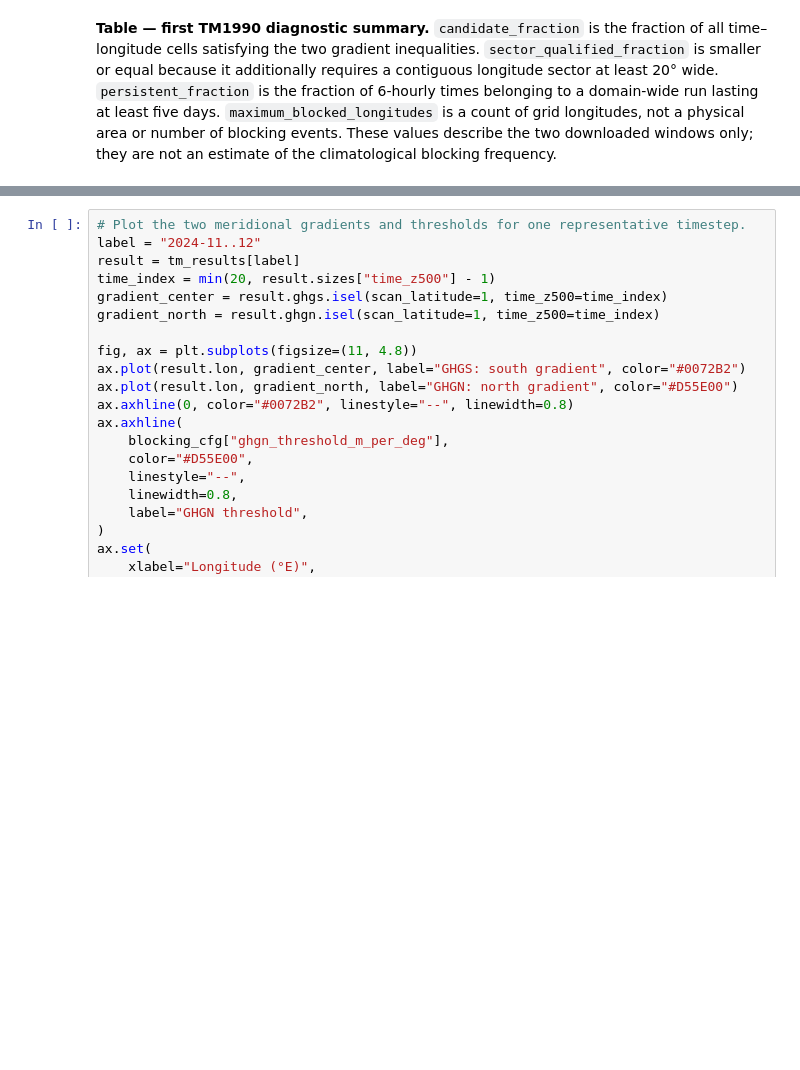
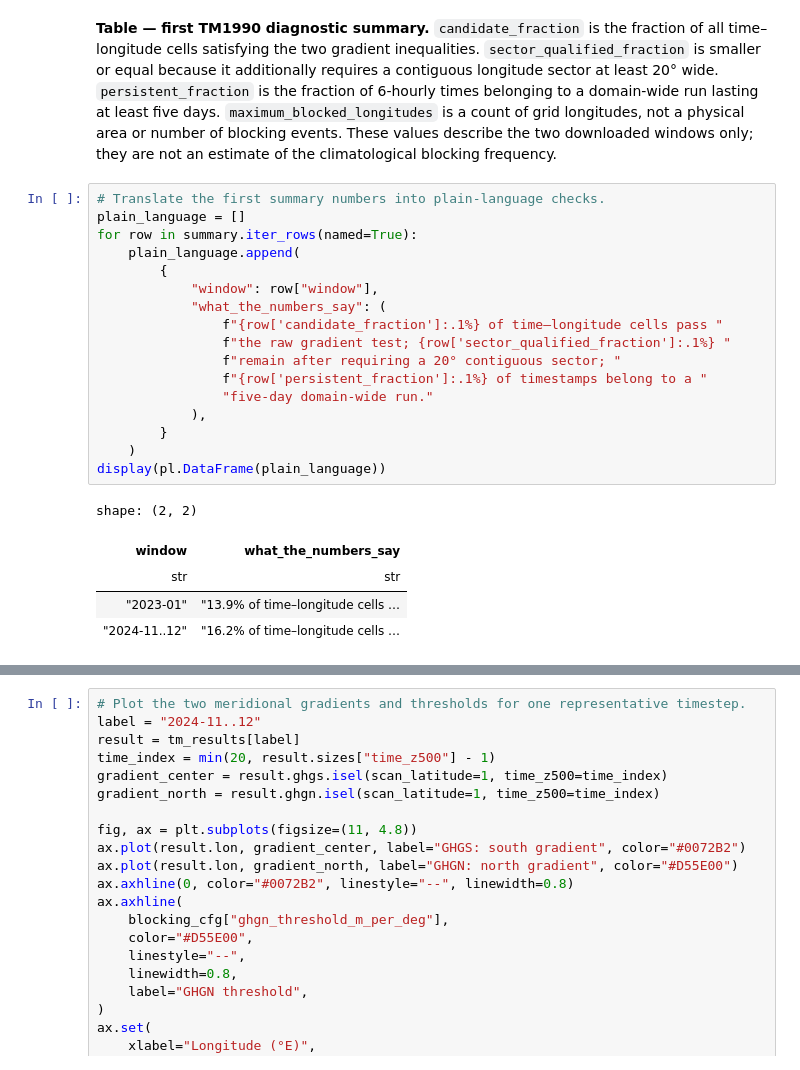
Before and after one commit to TunaHim/EuroGrid-Climate-Dynamics, a Jupyter notebook: notebooks/02_era5_blocking_diagnostics.ipynb, the cells around one changed output, grey strips where cells are left out. Drawn from its saved outputs; the diff is of its cells as text; blank space fills up the shorter version.

Commit message:
Add plain-language blocking interpretation
Co-Authored-By: Himansu Kesari Pradhan <kesarihimansu@gmail.com>

```diff
--- a/notebooks/02_era5_blocking_diagnostics.ipynb
+++ b/notebooks/02_era5_blocking_diagnostics.ipynb
@@ -292,3 +292,26 @@ least five days. `maximum_blocked_longitudes` is a count of grid longitudes,
 not a physical area or number of blocking events. These values describe the
 two downloaded windows only; they are not an estimate of the climatological
 blocking frequency.
+# %%
+# Translate the first summary numbers into plain-language checks.
+plain_language = []
+for row in summary.iter_rows(named=True):
+    plain_language.append(
+        {
+            "window": row["window"],
+            "what_the_numbers_say": (
+                f"{row['candidate_fraction']:.1%} of time–longitude cells pass "
+                f"the raw gradient test; {row['sector_qualified_fraction']:.1%} "
+                f"remain after requiring a 20° contiguous sector; "
+                f"{row['persistent_fraction']:.1%} of timestamps belong to a "
+                "five-day domain-wide run."
+            ),
+        }
+    )
+display(pl.DataFrame(plain_language))
+# %% [output]
+shape: (2, 2)
+| window | what_the_numbers_say |
+| str | str |
+| "2023-01" | "13.9% of time–longitude cells … |
+| "2024-11..12" | "16.2% of time–longitude cells … |
```
Also changed, not shown: parts of 3 cells of this notebook.
